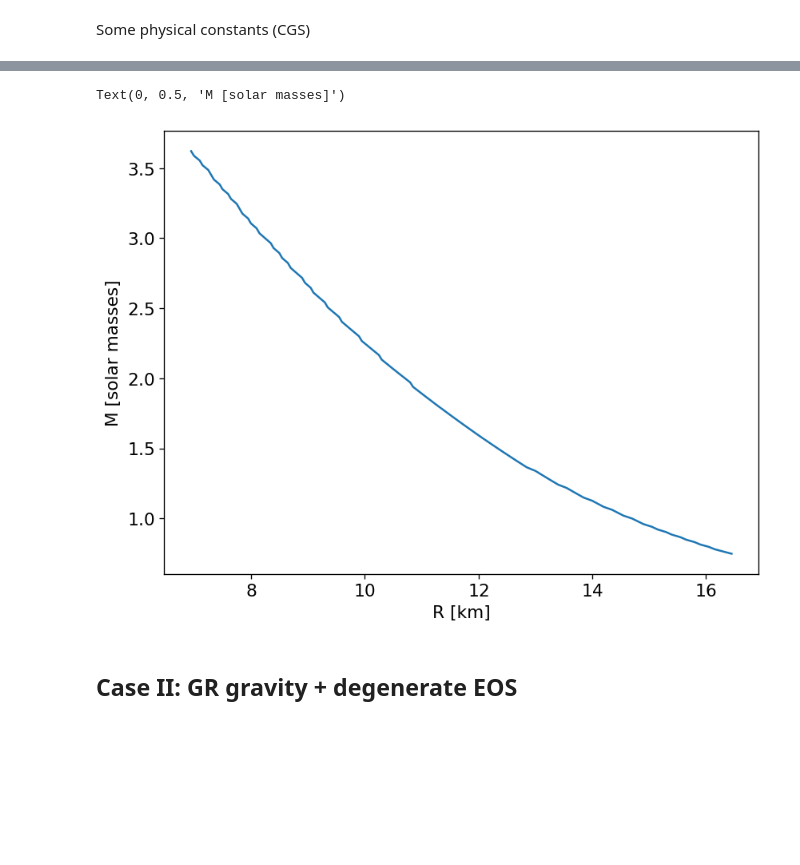
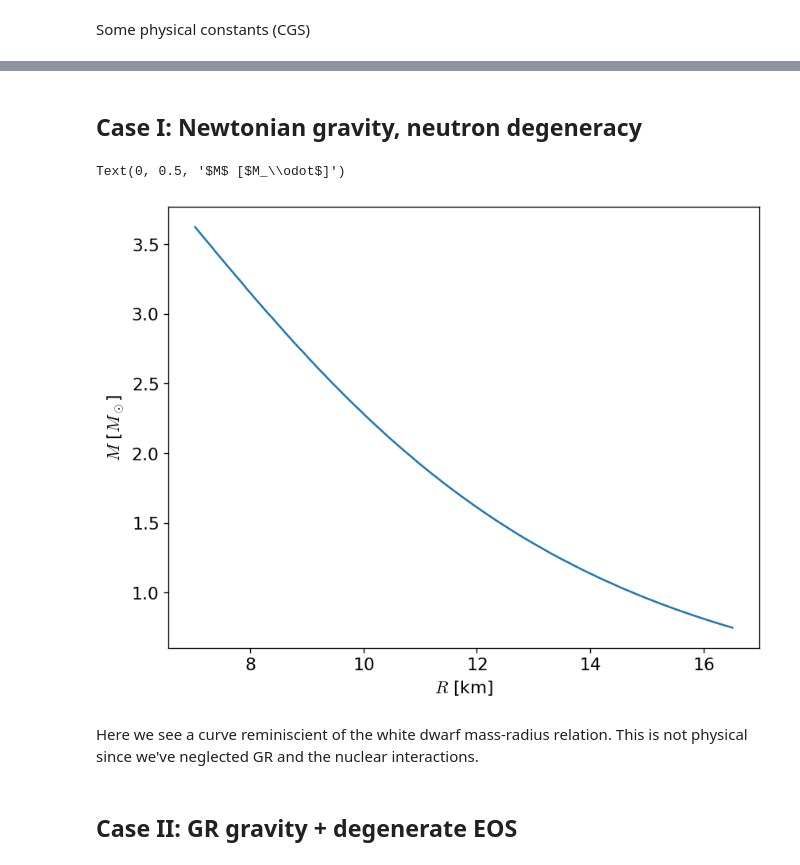
Before and after one commit to zingale/stars, a Jupyter notebook: notebooks/_sources/TOV/tov.ipynb, the cells around one changed output, grey strips where cells are left out. Cells and saved outputs as stored; diff of their text form; code cells hidden in the pictures; blank space fills up the shorter version.

```diff
--- a/notebooks/_sources/TOV/tov.ipynb
+++ b/notebooks/_sources/TOV/tov.ipynb
@@ -82,7 +85,7 @@ class Integrator:
 
         return 0
 
-    def integrate(self, initial_conditions, dx, xmax):
+    def integrate(self, initial_conditions, dx, xmax, tol=1.e-8):
         ic = np.array(initial_conditions)
         N = len(ic)
         sol = {}
@@ -93,12 +96,16 @@ class Integrator:
         sol["x"] = [x]
 
         y = initial_conditions
-        while (x < xmax):
 
+        while (x < xmax and dx > tol * xmax):
             # advance for a step
             ynew = self.rk4_step(x, y, dx)
 
-            if ynew is None: break
+            if ynew is None:
+                # we hit our stopping condition
+                # cut the stepsize so we can try to get closer
+                dx /= 2
+                continue
 
             # store the solution
             x += dx
@@ -195,5 +248,7 @@ def rho_nuc(pres):
 
     return (pres / K)**(1.0 / gamma)
+# %% [markdown]
+## Case I: Newtonian gravity, neutron degeneracy
 # %%
 ns1 = Integrator(rhs_newton, rhs_args=[rho_deg],
                  stop_cond=[("LT", 0.0), ("LT", 0.0)])
@@ -215,12 +270,14 @@ for rhoc in np.logspace(np.log10(5.e14), np.log10(5.e16), 100):
 # %%
 fig, ax = plt.subplots()
 
 ax.plot(radius, mass)
-ax.set_xlabel("R [km]")
-ax.set_ylabel("M [solar masses]")
+ax.set_xlabel("$R$ [km]")
+ax.set_ylabel("$M$ [$M_\odot$]")
 # %% [output]
-Text(0, 0.5, 'M [solar masses]')
+Text(0, 0.5, '$M$ [$M_\\odot$]')
-[figure, old version]
+[figure, new version]
+# %% [markdown]
+Here we see a curve reminiscient of the white dwarf mass-radius relation.  This is not physical since we've neglected GR and the nuclear interactions.
 # %% [markdown]
 ## Case II: GR gravity + degenerate EOS
 # %%
```
Also changed, not shown: parts of 15 cells of this notebook, 51 other files.
